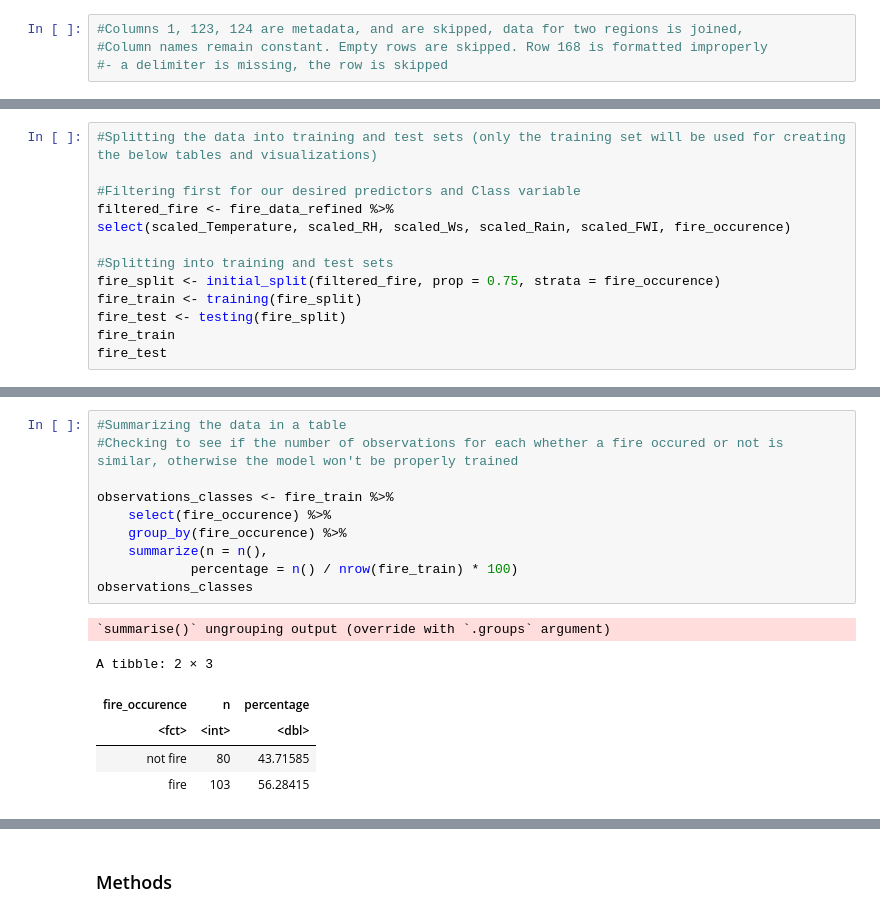
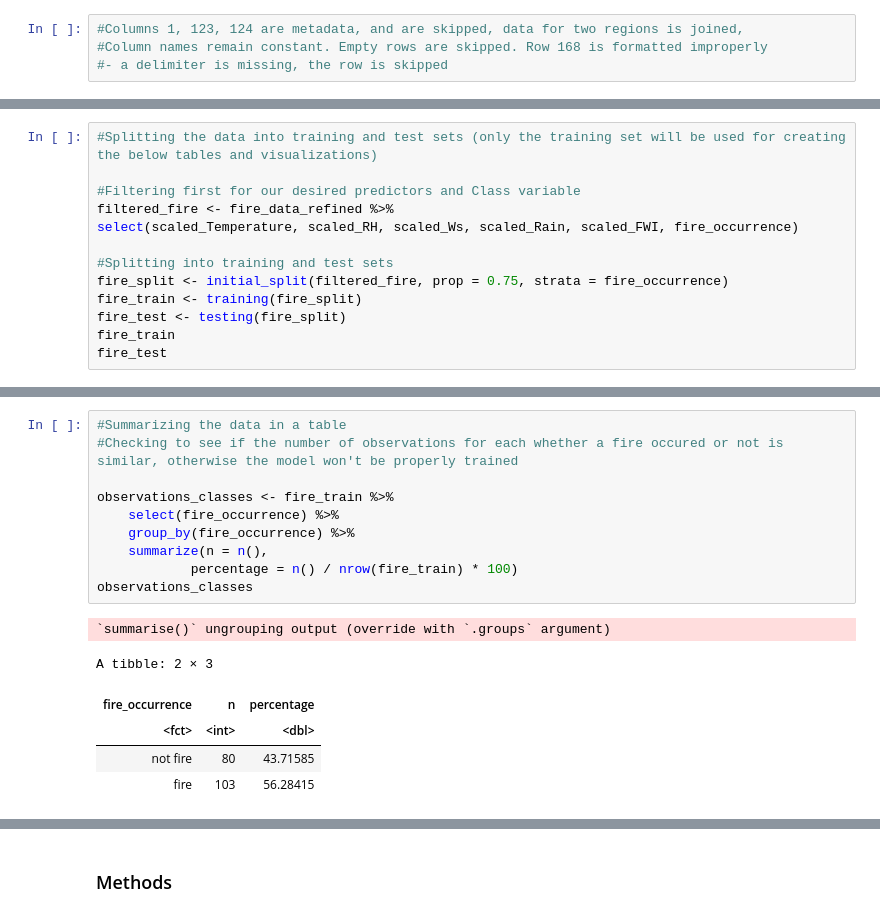
Before and after one commit to alexpiarkouski/Fire-Prediction, a Jupyter notebook: group_proposal.ipynb, the cells around one changed output, grey strips where cells are left out. Cells and saved outputs as stored; diff of their text form.

```diff
--- a/group_proposal.ipynb
+++ b/group_proposal.ipynb
@@ -104,10 +124,10 @@ A tibble: 243 × 6
 
 #Filtering first for our desired predictors and Class variable
 filtered_fire <- fire_data_refined %>%
-select(scaled_Temperature, scaled_RH, scaled_Ws, scaled_Rain, scaled_FWI, fire_occurence)
+select(scaled_Temperature, scaled_RH, scaled_Ws, scaled_Rain, scaled_FWI, fire_occurrence)
 
 #Splitting into training and test sets
-fire_split <- initial_split(filtered_fire, prop = 0.75, strata = fire_occurence)
+fire_split <- initial_split(filtered_fire, prop = 0.75, strata = fire_occurrence)
 fire_train <- training(fire_split)
 fire_test <- testing(fire_split)
 fire_train
@@ -136,17 +158,17 @@ A tibble: 60 × 6
 # %%
 #Summarizing the data in a table
 #Checking to see if the number of observations for each whether a fire occured or not is similar, otherwise the model won't be properly trained
 
 observations_classes <- fire_train %>%
-    select(fire_occurence) %>%
-    group_by(fire_occurence) %>%
+    select(fire_occurrence) %>%
+    group_by(fire_occurrence) %>%
     summarize(n = n(),
             percentage = n() / nrow(fire_train) * 100)
 observations_classes
 # %% [output]
 `summarise()` ungrouping output (override with `.groups` argument)
 A tibble: 2 × 3
-| fire_occurence | n | percentage |
+| fire_occurrence | n | percentage |
 | <fct> | <int> | <dbl> |
 | not fire | 80 | 43.71585 |
 | fire | 103 | 56.28415 |
```
Also changed, not shown: parts of 22 cells of this notebook.
